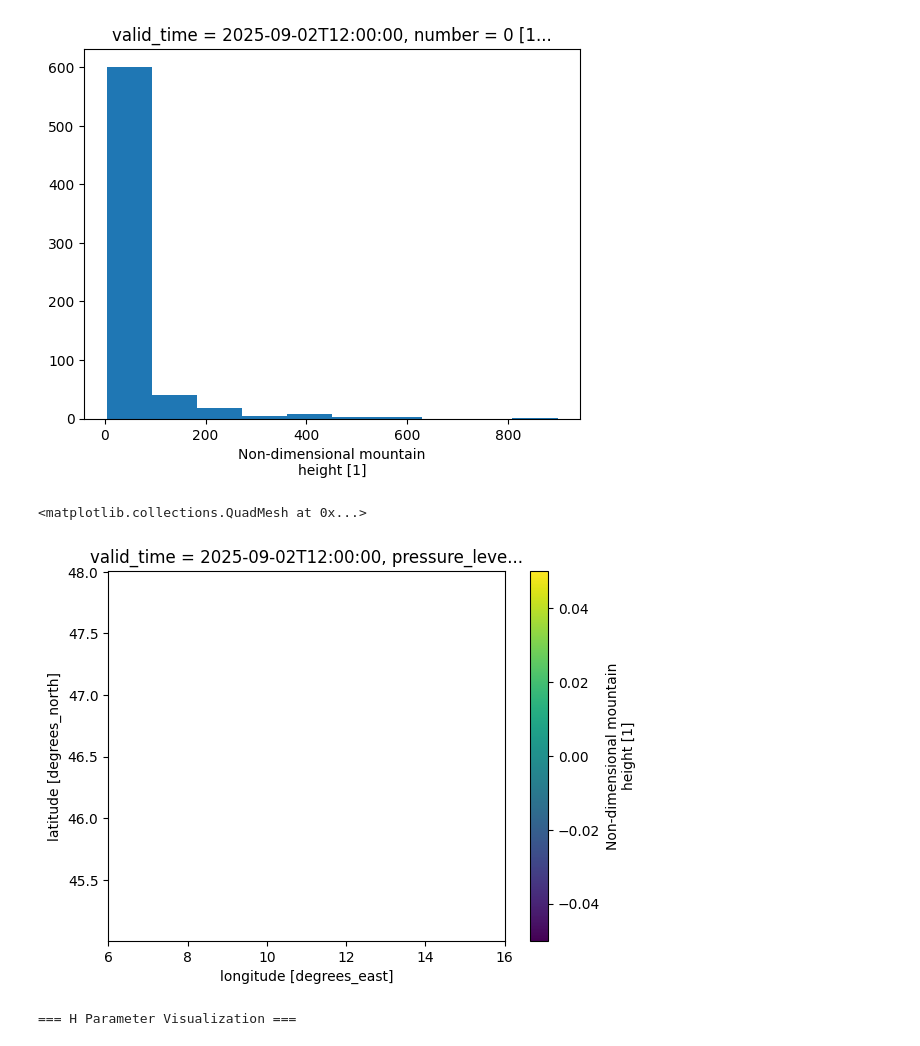
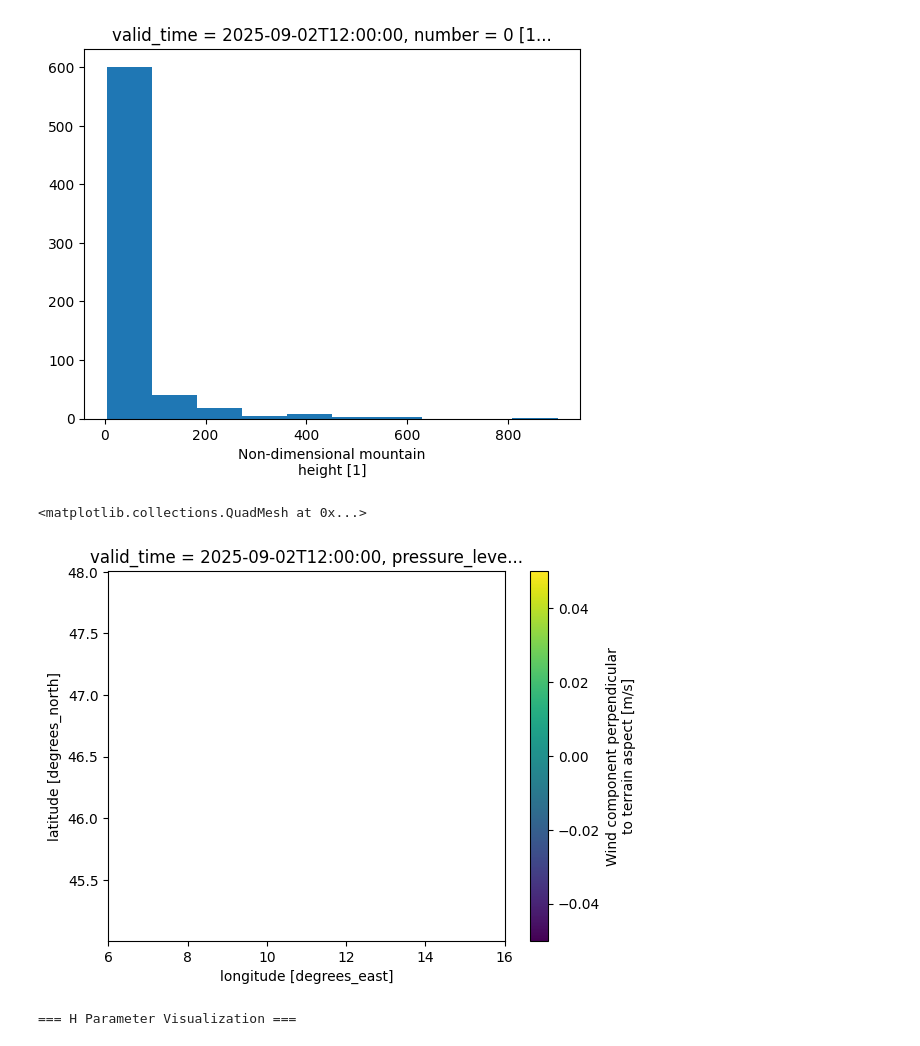
Before and after one commit to afriesinger/SciProFinal, a Jupyter notebook: era5vis-main/era5vis/wind.ipynb, the cells around one changed output. Cells and saved outputs as stored; diff of their text form; code cells hidden in the pictures.

```diff
--- a/era5vis-main/era5vis/wind.ipynb
+++ b/era5vis-main/era5vis/wind.ipynb
@@ -50,7 +51,7 @@ Attributes:
 # %%
 ##Example usage to add terrain intersection to ERA5 data
 import xarray as xr
-terrain_ds = terrain.load_terrain_aspect_dataset('./terrain_cache/terrain_aspect_1km.nc')
+terrain_ds = terrain.load_terrain_aspect_dataset()
 era5_path = "./data/era5_example_dataset.nc"
 era5_path = "./data/ERA5testAlps.nc"
 era5_path = "/media/afriesinger/Volume/Projekte/Gleitschirmfliegen/Studium/Programming/SciProFinal/era5vis-main/era5vis/data/ERA5testAlps.nc"
@@ -265,13 +269,13 @@ test.plot()
 # %%
 
 era5_enhancedNH.sel(
     pressure_level=900,
 
-)['H'].plot()
+)['perpendicular_wind_speed'].plot()
 #era5_enhancedNH
 # %% [output]
 <matplotlib.collections.QuadMesh at 0x...>
-[figure, old version]
+[figure, new version]
 # %%
 # Plot all pressure levels with blue overlay
 print("=== H Parameter Visualization ===\n")
```
Also changed, not shown: parts of 6 cells of this notebook, 2 other files.
